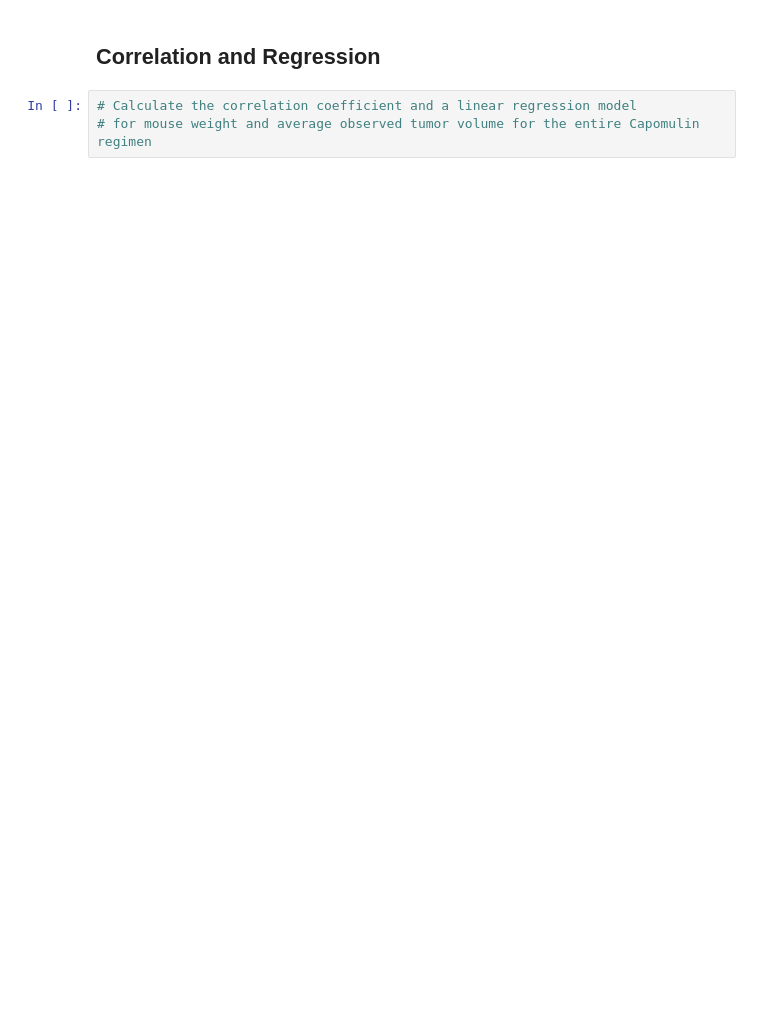
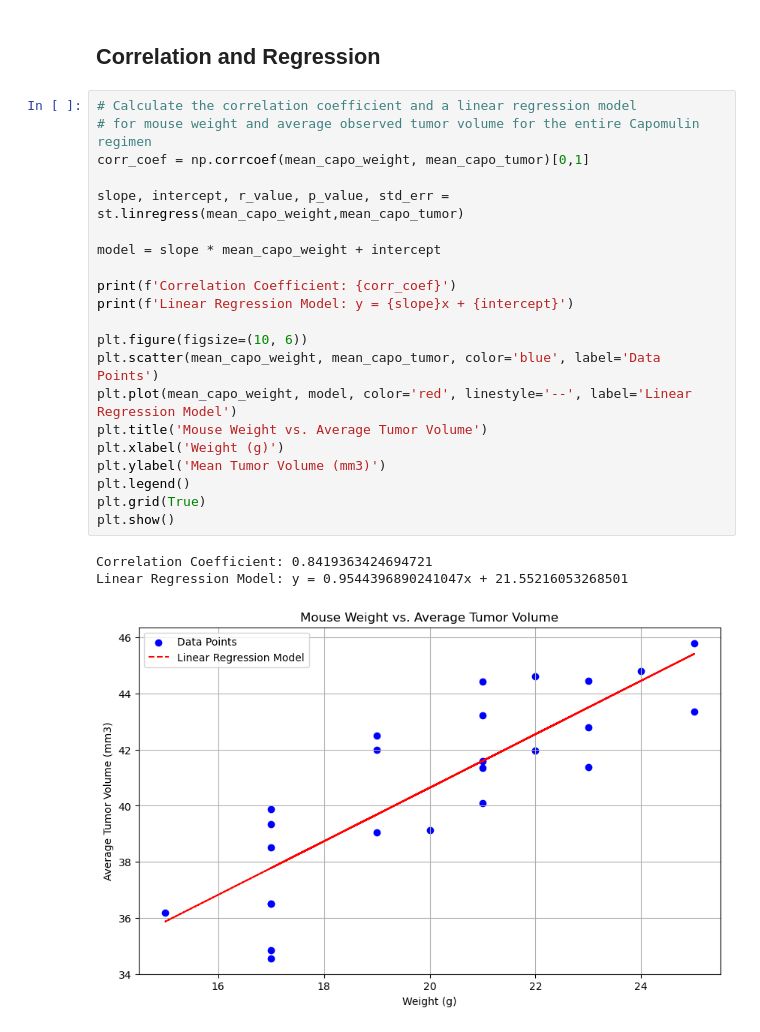
Before and after one commit to baltzelj/pymaceuticals-challenge, a Jupyter notebook: Starter_Code/Pymaceuticals/pymaceuticals_starter.ipynb, the cells around one changed output. Cells and saved outputs as stored; diff of their text form; blank space fills up the shorter version.

```diff
--- a/Starter_Code/Pymaceuticals/pymaceuticals_starter.ipynb
+++ b/Starter_Code/Pymaceuticals/pymaceuticals_starter.ipynb
@@ -278,5 +323,27 @@ tumor_vol_data
 # %% [markdown]
 ## Correlation and Regression
-# %%
-# Calculate the correlation coefficient and a linear regression model
-# for mouse weight and average observed tumor volume for the entire Capomulin regimen
+# %%
+# Calculate the correlation coefficient and a linear regression model
+# for mouse weight and average observed tumor volume for the entire Capomulin regimen
+corr_coef = np.corrcoef(mean_capo_weight, mean_capo_tumor)[0,1]
+
+slope, intercept, r_value, p_value, std_err = st.linregress(mean_capo_weight,mean_capo_tumor)
+
+model = slope * mean_capo_weight + intercept
+
+print(f'Correlation Coefficient: {corr_coef}')
+print(f'Linear Regression Model: y = {slope}x + {intercept}')
+
+plt.figure(figsize=(10, 6))
+plt.scatter(mean_capo_weight, mean_capo_tumor, color='blue', label='Data Points')
+plt.plot(mean_capo_weight, model, color='red', linestyle='--', label='Linear Regression Model')
+plt.title('Mouse Weight vs. Average Tumor Volume')
+plt.xlabel('Weight (g)')
+plt.ylabel('Mean Tumor Volume (mm3)')
+plt.legend()
+plt.grid(True)
+plt.show()
+# %% [output]
+Correlation Coefficient: 0.8419363424694721
+Linear Regression Model: y = 0.9544396890241047x + 21.55216053268501
+[figure, added]
```
Also changed, not shown: parts of 7 cells of this notebook.
